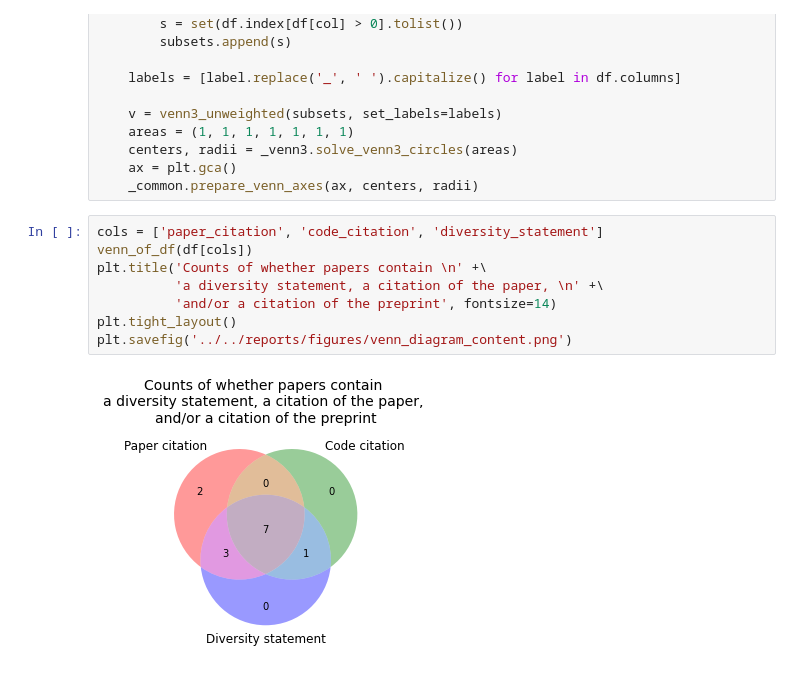
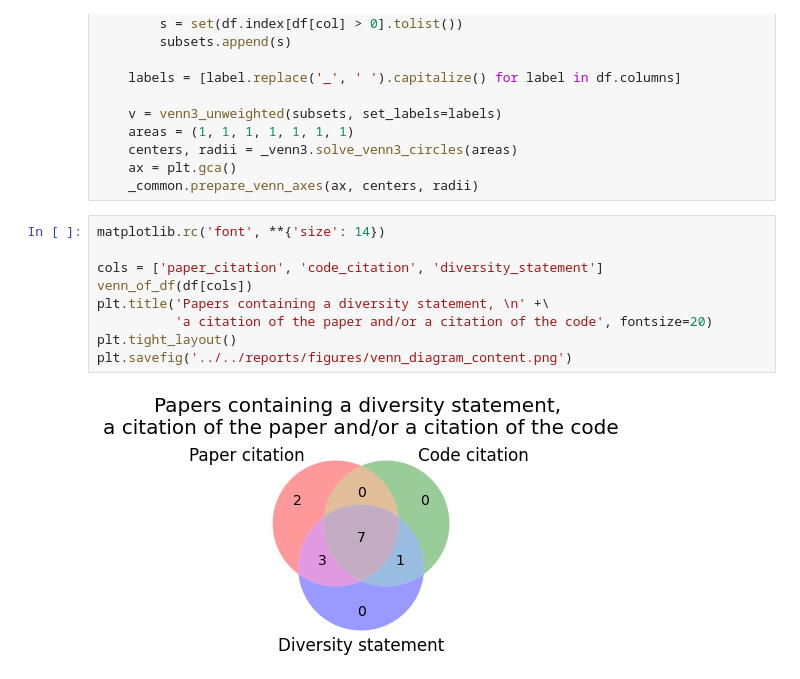
Before and after one commit to koudyk/cleanBibImpact, a Jupyter notebook: src/visualization/visualize_manual_data.ipynb, the cells around one changed output. Saved outputs shown, nothing was run; the diff lists cells and outputs as text.

Commit message:
visualize relative percentages; add explanations

```diff
--- a/src/visualization/visualize_manual_data.ipynb
+++ b/src/visualization/visualize_manual_data.ipynb
@@ -48,12 +46,13 @@ def venn_of_df(df):
     ax = plt.gca()
     _common.prepare_venn_axes(ax, centers, radii)
 # %%
+matplotlib.rc('font', **{'size': 14})
+
 cols = ['paper_citation', 'code_citation', 'diversity_statement']
 venn_of_df(df[cols])
-plt.title('Counts of whether papers contain \n' +\
-          'a diversity statement, a citation of the paper, \n' +\
-          'and/or a citation of the preprint', fontsize=14)
+plt.title('Papers containing a diversity statement, \n' +\
+          'a citation of the paper and/or a citation of the code', fontsize=20)
 plt.tight_layout()
 plt.savefig('../../reports/figures/venn_diagram_content.png')
 # %% [output]
-[figure, old version]
+[figure, new version]
```
Also changed, not shown: parts of 27 cells of this notebook, 5 other files.
